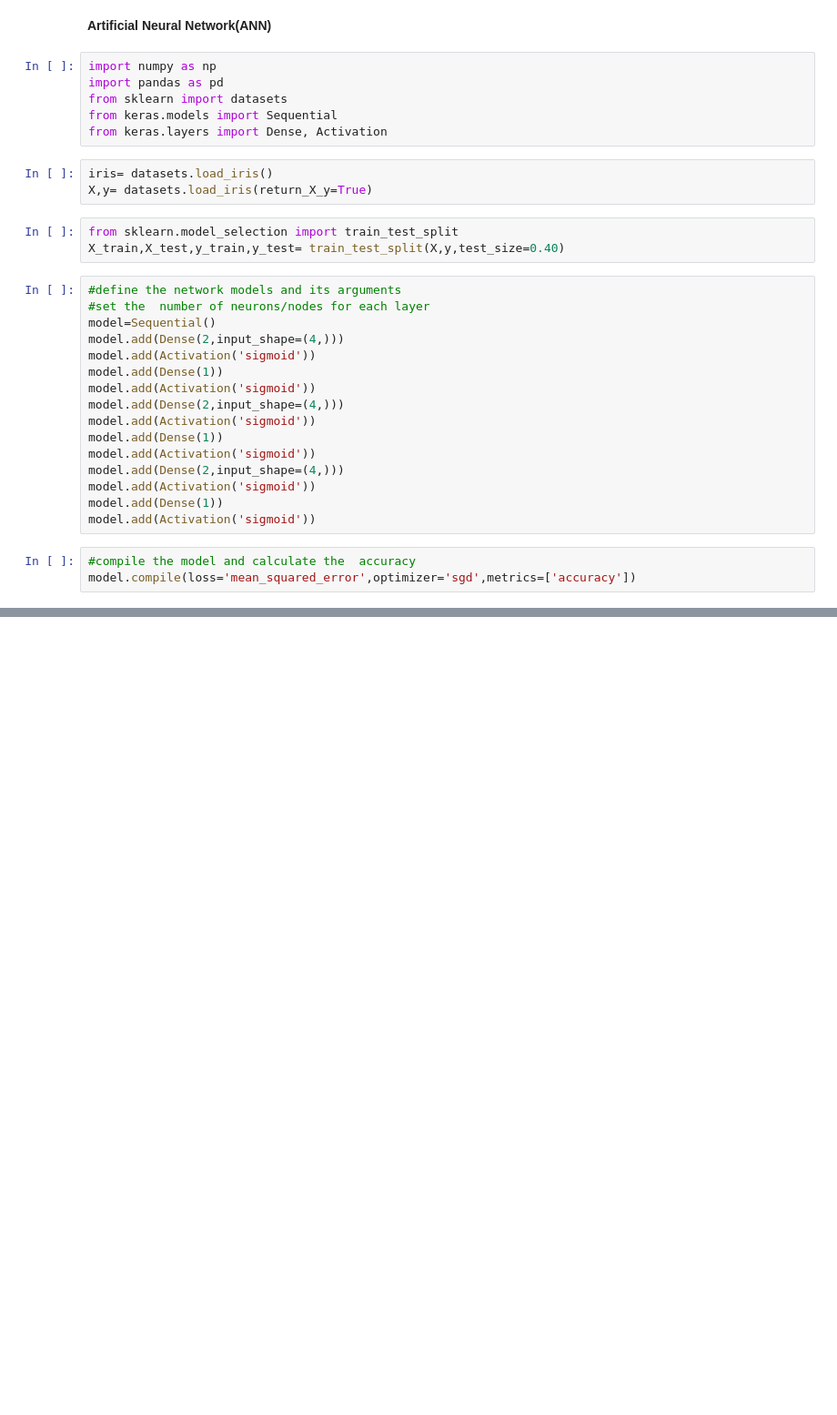
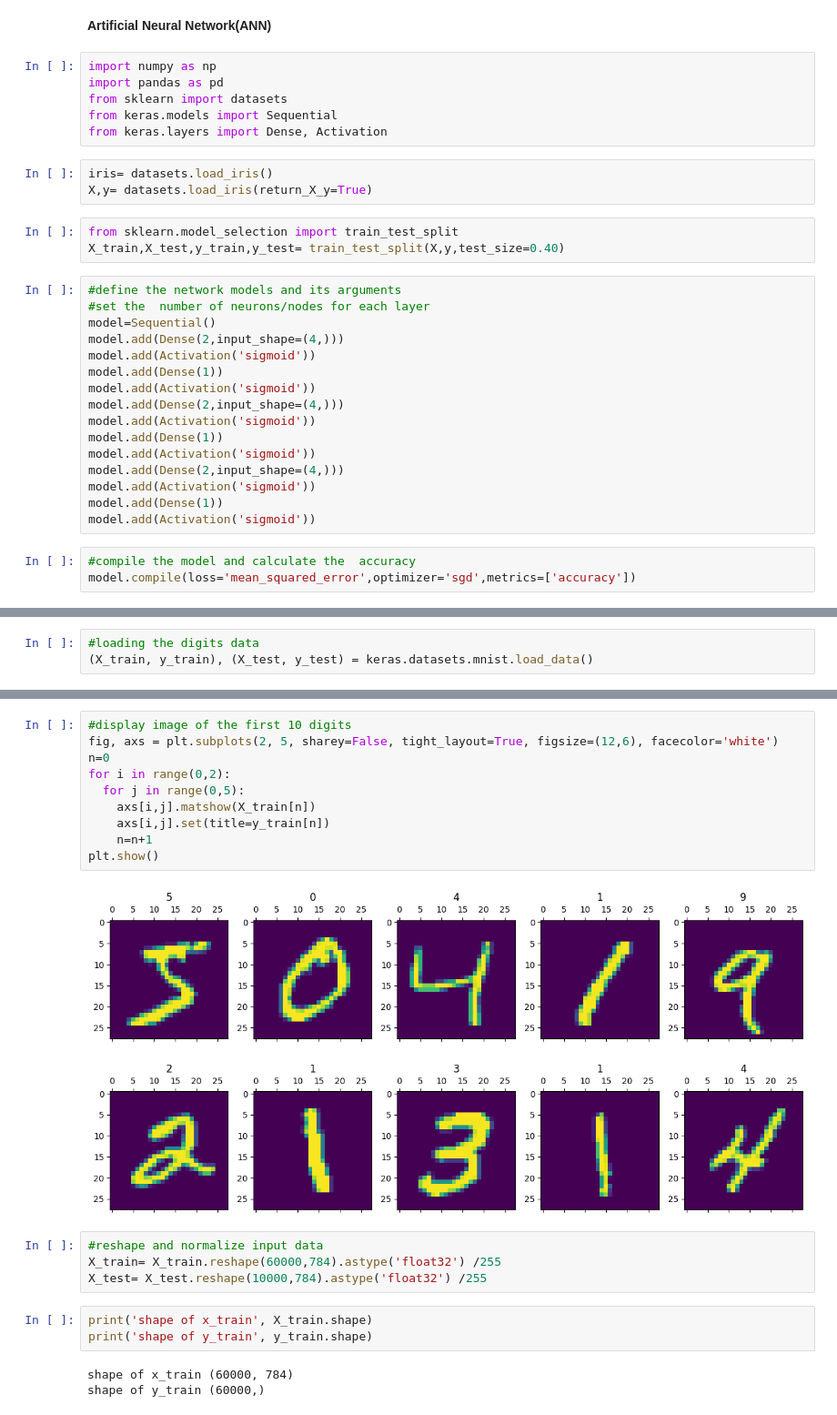
Before and after one commit to Girawale-Sanket/Deep-Learning-Practicals, a Jupyter notebook: Deep_Learning.ipynb, the cells around one changed output, grey strips where cells are left out. Shown at 91% size. Drawn from its saved outputs; the diff is of its cells as text; blank space fills up the shorter version.

Commit message:
Image Classification Practical on keras library

```diff
--- a/Deep_Learning.ipynb
+++ b/Deep_Learning.ipynb
@@ -142,0 +157,3 @@ model.compile(loss='mean_squared_error',optimizer='sgd',metrics=['accuracy'])
+# %%
+#loading the digits data
+(X_train, y_train), (X_test, y_test) = keras.datasets.mnist.load_data()
@@ -142,0 +170,22 @@ model.compile(loss='mean_squared_error',optimizer='sgd',metrics=['accuracy'])
+# %%
+#display image of the first 10 digits
+fig, axs = plt.subplots(2, 5, sharey=False, tight_layout=True, figsize=(12,6), facecolor='white')
+n=0
+for i in range(0,2):
+  for j in range(0,5):
+    axs[i,j].matshow(X_train[n])
+    axs[i,j].set(title=y_train[n])
+    n=n+1
+plt.show()
+# %% [output]
+[figure, added]
+# %%
+#reshape and normalize input data
+X_train= X_train.reshape(60000,784).astype('float32') /255
+X_test= X_test.reshape(10000,784).astype('float32') /255
+# %%
+print('shape of x_train', X_train.shape)
+print('shape of y_train', y_train.shape)
+# %% [output]
+shape of x_train (60000, 784)
+shape of y_train (60000,)
```
Also changed, not shown: parts of 20 cells of this notebook.
